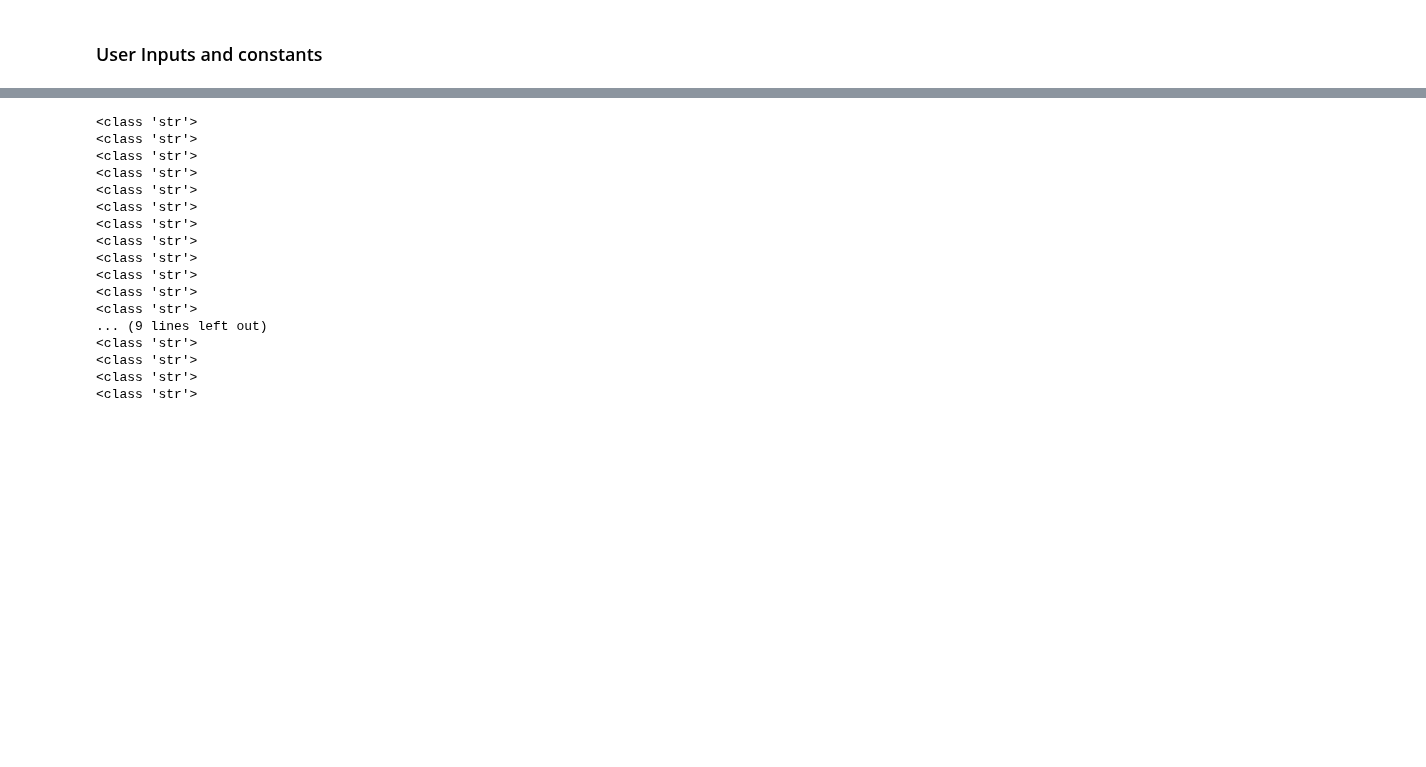
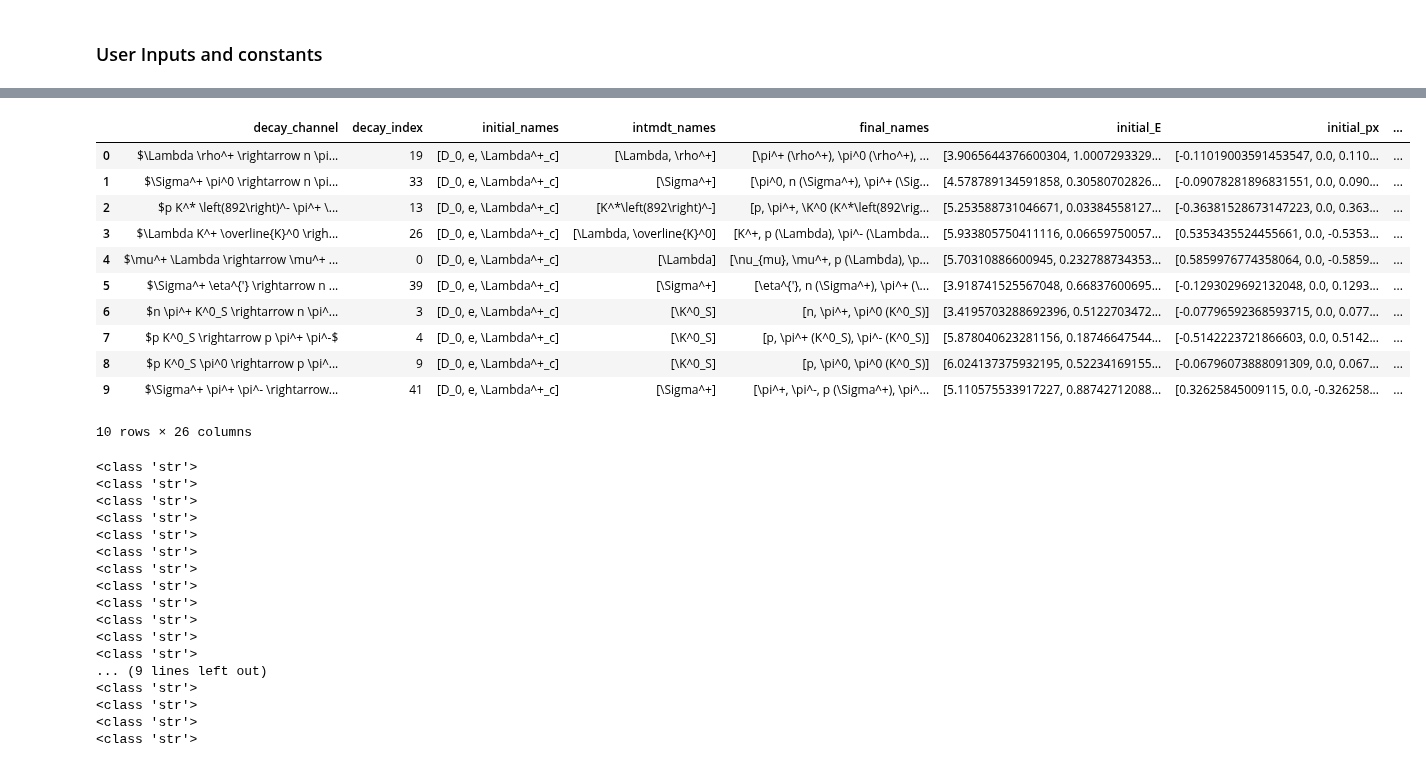
Before and after one commit to sebouh137/fcal_sim, a Jupyter notebook: SimpleEventGenerator_Alec.ipynb, the cells around one changed output, grey strips where cells are left out. Drawn from its saved outputs; the diff is of its cells as text; code cells hidden in the pictures; blank space fills up the shorter version.

```diff
--- a/SimpleEventGenerator_Alec.ipynb
+++ b/SimpleEventGenerator_Alec.ipynb
@@ -490,33 +591,3 @@ plt.show()
-# %%
-#lambdac -> lambda + pi
-d1 = {a+"_"+b:[] for a in "DecayChannel Int_Names Int_E Int_px ".split() for b in "E px py pz p theta phi".split()}
-
-#nucleon type that the lambda decays into (2212 or 2112 for p or n)
-d1["Ntype"] =[]
-for i in range(100000):
-    d = {}
-    d["D0"],d["e"],d["lambdac"] = ep_to_d0_e_lambdac.next(P0)
-
-
-    d["lambda"],d["pi"]= lambdac_to_lambdapi.next(d["lambdac"])
-
-    if(rand.uniform(0,1)<.64):
-        Ntype = 2212
-        d["N_lambda"], d["pi_lambda"] = lambda_to_ppi.next(d['lambda'])
-    else :
-        Ntype= 2112
-        d["N_lambda"], d["pi_lambda"] = lambda_to_npi.next(d['lambda'])
-    d1["Ntype"].append(Ntype)
-
-    for key in d.keys():
-        d1[key + "_E"].append(d[key].E())
-        d1[key + "_px"].append(d[key].Px())
-        d1[key + "_py"].append(d[key].Py())
-        d1[key + "_pz"].append(d[key].Pz())
-        d1[key + "_p"].append(d[key].P())
-        d1[key + "_theta"].append(d[key].Theta())
-        d1[key + "_phi"].append(d[key].Phi())
-df_pi = pd.DataFrame(d1)
 # %%
 d1 = {a:[] for a in "decay_channel decay_index initial_names intmdt_names final_names".split()} #
 d1.update({a+"_"+b:[] for a in "initial intmdt final".split() for b in "E px py pz p theta phi".split()}) #
@@ -796,3 +1068,18 @@ plt.pie(evtperchannel,labels=DecayChannels)
+# %%
+df
+# %% [output]
+|  | decay_channel | decay_index | initial_names | intmdt_names | final_names | initial_E | initial_px | ... |
+| 0 | $\Lambda \rho^+ \rightarrow n \pi... | 19 | [D_0, e, \Lambda^+_c] | [\Lambda, \rho^+] | [\pi^+ (\rho^+), \pi^0 (\rho^+), ... | [3.9065644376600304, 1.0007293329... | [-0.11019003591453547, 0.0, 0.110... | ... |
+| 1 | $\Sigma^+ \pi^0 \rightarrow n \pi... | 33 | [D_0, e, \Lambda^+_c] | [\Sigma^+] | [\pi^0, n (\Sigma^+), \pi^+ (\Sig... | [4.578789134591858, 0.30580702826... | [-0.09078281896831551, 0.0, 0.090... | ... |
+| 2 | $p K^* \left(892\right)^- \pi^+ \... | 13 | [D_0, e, \Lambda^+_c] | [K^*\left(892\right)^-] | [p, \pi^+, \K^0 (K^*\left(892\rig... | [5.253588731046671, 0.03384558127... | [-0.36381528673147223, 0.0, 0.363... | ... |
+| 3 | $\Lambda K^+ \overline{K}^0 \righ... | 26 | [D_0, e, \Lambda^+_c] | [\Lambda, \overline{K}^0] | [K^+, p (\Lambda), \pi^- (\Lambda... | [5.933805750411116, 0.06659750057... | [0.5353435524455661, 0.0, -0.5353... | ... |
+| 4 | $\mu^+ \Lambda \rightarrow \mu^+ ... | 0 | [D_0, e, \Lambda^+_c] | [\Lambda] | [\nu_{mu}, \mu^+, p (\Lambda), \p... | [5.70310886600945, 0.232788734353... | [0.5859976774358064, 0.0, -0.5859... | ... |
+| 5 | $\Sigma^+ \eta^{'} \rightarrow n ... | 39 | [D_0, e, \Lambda^+_c] | [\Sigma^+] | [\eta^{'}, n (\Sigma^+), \pi^+ (\... | [3.918741525567048, 0.66837600695... | [-0.1293029692132048, 0.0, 0.1293... | ... |
+| 6 | $n \pi^+ K^0_S \rightarrow n \pi^... | 3 | [D_0, e, \Lambda^+_c] | [\K^0_S] | [n, \pi^+, \pi^0 (K^0_S)] | [3.4195703288692396, 0.5122703472... | [-0.07796592368593715, 0.0, 0.077... | ... |
+| 7 | $p K^0_S \rightarrow p \pi^+ \pi^-$ | 4 | [D_0, e, \Lambda^+_c] | [\K^0_S] | [p, \pi^+ (K^0_S), \pi^- (K^0_S)] | [5.878040623281156, 0.18746647544... | [-0.5142223721866603, 0.0, 0.5142... | ... |
+| 8 | $p K^0_S \pi^0 \rightarrow p \pi^... | 9 | [D_0, e, \Lambda^+_c] | [\K^0_S] | [p, \pi^0, \pi^0 (K^0_S)] | [6.024137375932195, 0.52234169155... | [-0.06796073888091309, 0.0, 0.067... | ... |
+| 9 | $\Sigma^+ \pi^+ \pi^- \rightarrow... | 41 | [D_0, e, \Lambda^+_c] | [\Sigma^+] | [\pi^+, \pi^-, p (\Sigma^+), \pi^... | [5.110575533917227, 0.88742712088... | [0.32625845009115, 0.0, -0.326258... | ... |
+10 rows × 26 columns
 # %%
 d1 = {a:[] for a in "decay_channel initial_names intmdt_names final_names".split()}
 d1.update({a+"_"+b:[] for a in "initial intmdt final".split() for b in "E px py pz p theta phi".split()})
```
Also changed, not shown: parts of 7 cells of this notebook.
